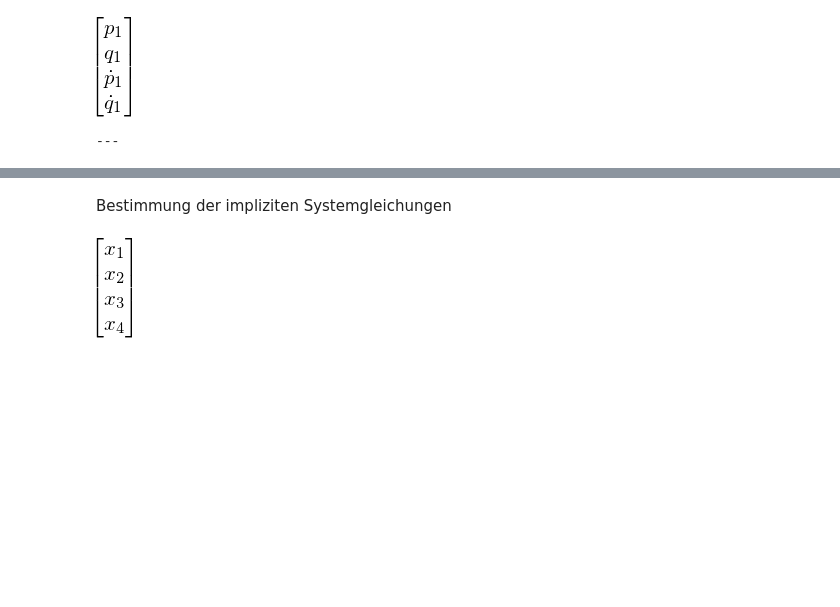
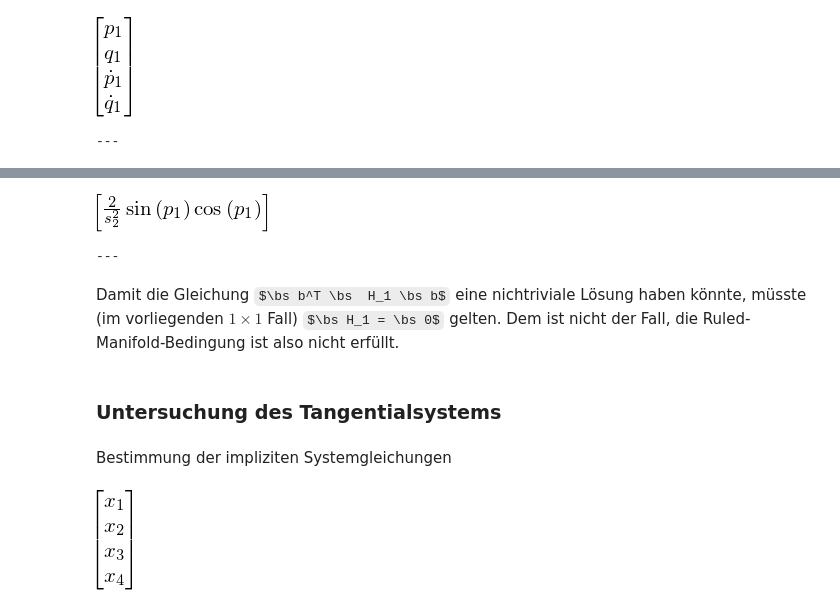
Before and after one commit to cknoll/beispiele, a Jupyter notebook: relevant/mechanik_wagen_pendel_nichtflachheit.ipynb, the cells around one changed output, grey strips where cells are left out. Cells and saved outputs as stored; diff of their text form; code cells hidden in the pictures; some formulas as TeX source; blank space fills up the shorter version.

```diff
--- a/relevant/mechanik_wagen_pendel_nichtflachheit.ipynb
+++ b/relevant/mechanik_wagen_pendel_nichtflachheit.ipynb
@@ -109,3 +136,12 @@ g1 = st.col_split(G)
+# %%
+H1 = sp.hessian(fz4[0], vv) ##
+# %% [output]
+[figure, added]
+---
+# %% [markdown]
+Damit die Gleichung $\bs b^T \bs  H_1 \bs b$ eine nichtriviale Lösung haben könnte, müsste (im vorliegenden $1 \times 1$ Fall) $\bs H_1 = \bs 0$ gelten. Dem ist nicht der Fall, die Ruled-Manifold-Bedingung ist also nicht erfüllt.
+# %% [markdown]
+### Untersuchung des Tangentialsystems
 # %% [markdown]
 Bestimmung der impliziten Systemgleichungen
 # %%
```
Also changed, not shown: parts of 13 cells of this notebook, 14 other files.
